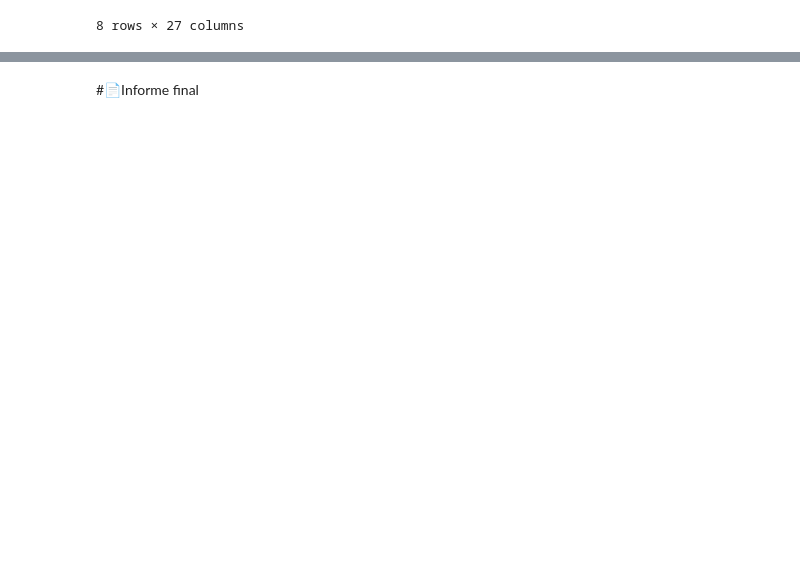
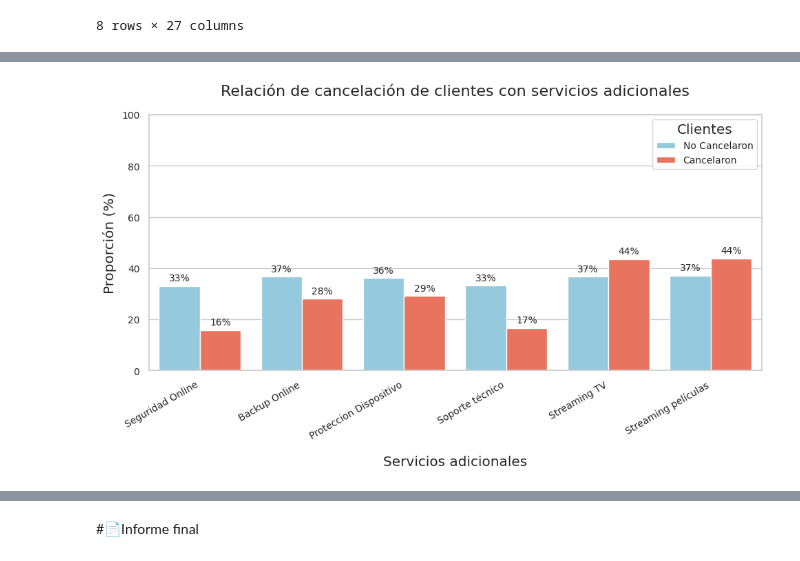
Before and after one commit to Lsanmart73/Challenger-Telecom-X, a Jupyter notebook: TelecomX_LATAM.ipynb, the cells around one changed output, grey strips where cells are left out. Saved outputs shown, nothing was run; the diff lists cells and outputs as text; code cells hidden in the pictures; blank space fills up the shorter version.

```diff
--- a/TelecomX_LATAM.ipynb
+++ b/TelecomX_LATAM.ipynb
@@ -706,0 +912,63 @@ datos[no_cancelaron].describe()
+# %%
+servicios_adicionales = ['Seguridad_Ol', 'Backup_Ol', 'Proteccion_dispositivo', 'Soporte_tecnico', 'Streaming_TV', 'Streaming_peliculas']
+
+nombres_adicionales = {
+    'Seguridad_Ol': 'Seguridad Online',
+    'Backup_Ol': 'Backup Online',
+    'Proteccion_dispositivo': 'Proteccion Dispositivo',
+    'Soporte_tecnico': 'Soporte técnico',
+    'Streaming_TV': 'Streaming TV',
+    'Streaming_peliculas': 'Streaming películas'
+       }
+# %%
+sns.set_theme(style="whitegrid")
+sns.set_context("notebook", font_scale=1.2)
+
+# Preparar DataFrame con proporciones por grupo (Cancelaron vs No Cancelaron)
+resultados_adicionales = []
+
+for servicio in servicios_adicionales:
+    for grupo in [0, 1]:  # 0 = No Cancelaron, 1 = Cancelaron
+        datos_grupo = datos[datos['Cancelacion'] == grupo]
+        total = len(datos_grupo)
+        cantidad_con_servicio = datos_grupo[servicio].sum()
+        proporcion = (cantidad_con_servicio / total) * 100 if total > 0 else 0
+
+        resultados_adicionales.append({
+            'Servicio Adicional': nombres_adicionales[servicio],
+            'Grupo': 'Cancelaron' if grupo == 1 else 'No Cancelaron',
+            'Proporción (%)': proporcion
+        })
+
+df_servicios_adicionales = pd.DataFrame(resultados_adicionales)
+
+# Crear gráfico de barras
+plt.figure(figsize=(10, 6))
+colores = {'Cancelaron': 'tomato', 'No Cancelaron': 'skyblue'}
+
+sns.barplot(
+    data=df_servicios_adicionales,
+    x='Servicio Adicional',
+    y='Proporción (%)',
+    hue='Grupo',
+    palette=colores,
+    errorbar=None
+)
+
+plt.title('Relación de cancelación de clientes con servicios adicionales', fontsize=16, pad=20)
+plt.xlabel('Servicios adicionales', labelpad=15)
+plt.ylabel('Proporción (%)', labelpad=5)
+plt.ylim(0, 100)
+plt.legend(title='Clientes', fontsize=10)
+plt.xticks(rotation=30, ha='right', fontsize=10)
+plt.yticks(fontsize=10)
+
+# Añadir etiquetas con valores porcentuales encima de las barras
+ax = plt.gca()
+for container in ax.containers:
+    ax.bar_label(container, fmt='%.0f%%', label_type='edge', padding=3, fontsize=10)
+
+plt.tight_layout()
+plt.show()
+# %% [output]
+[figure, added]
```
Also changed, not shown: parts of 42 cells of this notebook.
